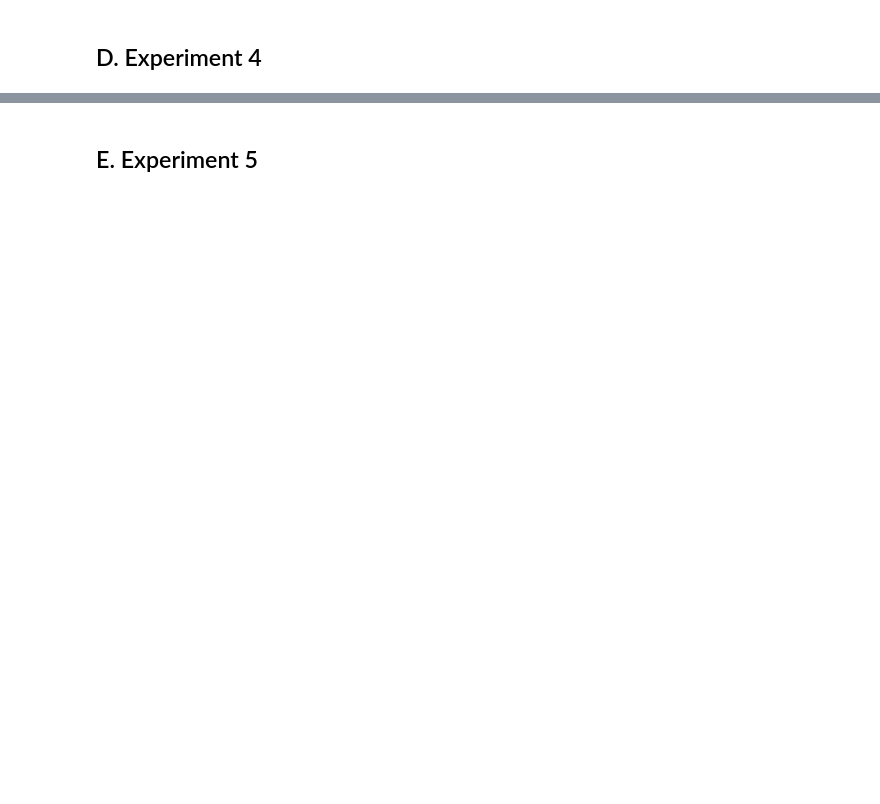
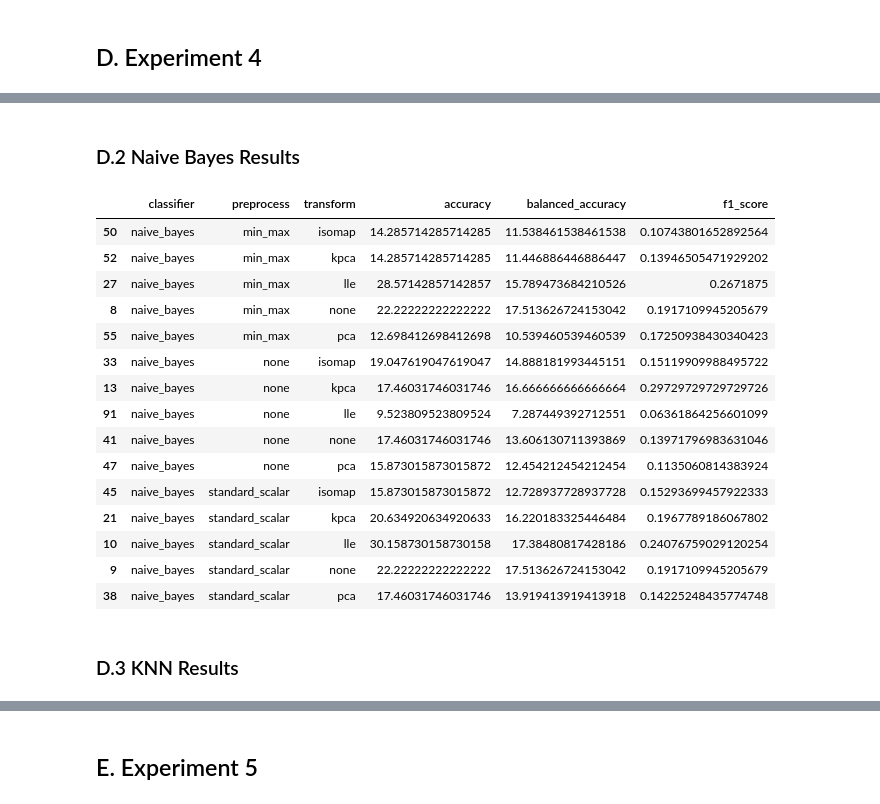
Before and after one commit to VinGPan/Machine_Learning_3252_project, a Jupyter notebook: project.ipynb, the cells around one changed output, grey strips where cells are left out. Saved outputs shown, nothing was run; the diff lists cells and outputs as text; code cells hidden in the pictures; blank space fills up the shorter version.

```diff
--- a/project.ipynb
+++ b/project.ipynb
@@ -107,0 +530,23 @@ Top 3 classifiers
+# %% [markdown]
+### D.2 Naive Bayes Results
+# %%
+exp4_scores[exp4_scores.classifier == 'naive_bayes'].sort_values(by=['preprocess', 'transform'])
+# %% [output]
+|  | classifier | preprocess | transform | accuracy | balanced_accuracy | f1_score |
+| 50 | naive_bayes | min_max | isomap | 14.285714285714285 | 11.538461538461538 | 0.10743801652892564 |
+| 52 | naive_bayes | min_max | kpca | 14.285714285714285 | 11.446886446886447 | 0.13946505471929202 |
+| 27 | naive_bayes | min_max | lle | 28.57142857142857 | 15.789473684210526 | 0.2671875 |
+| 8 | naive_bayes | min_max | none | 22.22222222222222 | 17.513626724153042 | 0.1917109945205679 |
+| 55 | naive_bayes | min_max | pca | 12.698412698412698 | 10.539460539460539 | 0.17250938430340423 |
+| 33 | naive_bayes | none | isomap | 19.047619047619047 | 14.888181993445151 | 0.15119909988495722 |
+| 13 | naive_bayes | none | kpca | 17.46031746031746 | 16.666666666666664 | 0.29729729729729726 |
+| 91 | naive_bayes | none | lle | 9.523809523809524 | 7.287449392712551 | 0.06361864256601099 |
+| 41 | naive_bayes | none | none | 17.46031746031746 | 13.606130711393869 | 0.13971796983631046 |
+| 47 | naive_bayes | none | pca | 15.873015873015872 | 12.454212454212454 | 0.1135060814383924 |
+| 45 | naive_bayes | standard_scalar | isomap | 15.873015873015872 | 12.728937728937728 | 0.15293699457922333 |
+| 21 | naive_bayes | standard_scalar | kpca | 20.634920634920633 | 16.220183325446484 | 0.1967789186067802 |
+| 10 | naive_bayes | standard_scalar | lle | 30.158730158730158 | 17.38480817428186 | 0.24076759029120254 |
+| 9 | naive_bayes | standard_scalar | none | 22.22222222222222 | 17.513626724153042 | 0.1917109945205679 |
+| 38 | naive_bayes | standard_scalar | pca | 17.46031746031746 | 13.919413919413918 | 0.14225248435774748 |
+# %% [markdown]
+### D.3 KNN Results
```
Also changed, not shown: parts of 88 cells of this notebook, 1 other file.
